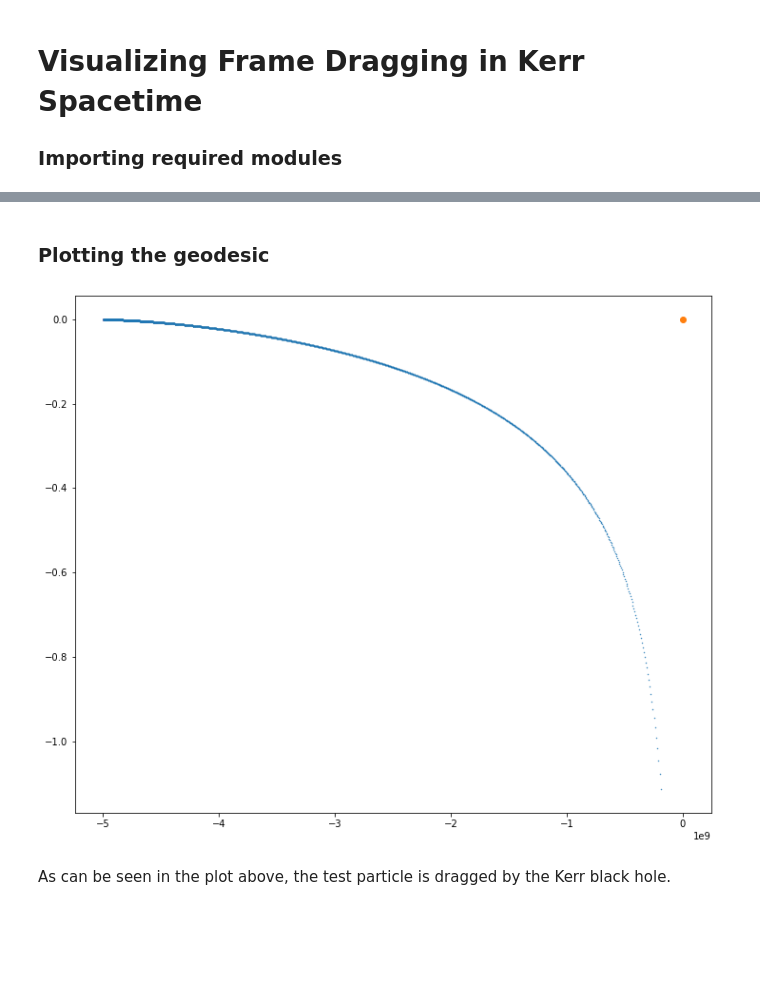
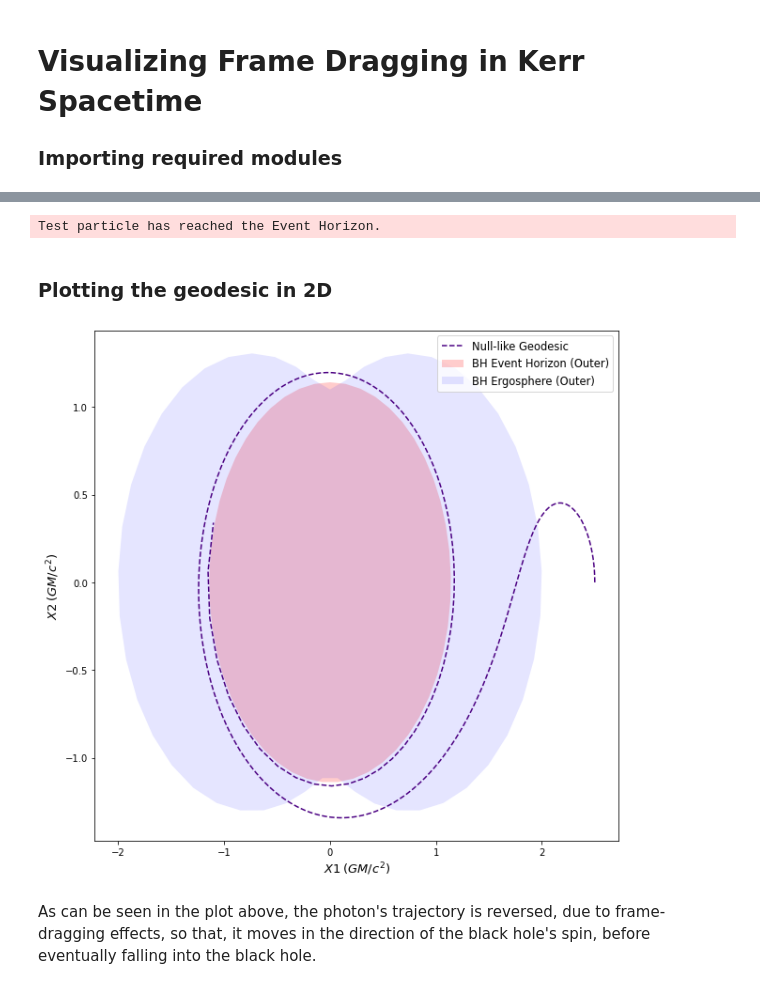
Before and after one commit to einsteinpy/einsteinpy, a Jupyter notebook: docs/source/examples/Visualizing Frame Dragging in Kerr Spacetime using EinsteinPy!.ipynb, the cells around one changed output, grey strips where cells are left out. Cells and saved outputs as stored; diff of their text form; code cells hidden in the pictures; blank space fills up the shorter version.

Commit message:
Added tests, overhauled plotting.geodesics; tox updates

```diff
--- a/docs/source/examples/Visualizing Frame Dragging in Kerr Spacetime using EinsteinPy!.ipynb
+++ b/docs/source/examples/Visualizing Frame Dragging in Kerr Spacetime using EinsteinPy!.ipynb
@@ -32 +17,7 @@ mk = Kerr(coords=bl, M=M, a=a)
+# %%
+position = [2.5, np.pi / 2, 0.]
+momentum = [0., 0., -2.]
+a = 0.99
+end_lambda = 150.
+step_size = 0.0005
 # %% [markdown]
@@ -40,13 +25,22 @@ x, y = ans[:,1], ans[:,2]
+# %%
+geod = Nulllike(
+    position=position,
+    momentum=momentum,
+    a=a,
+    end_lambda=end_lambda,
+    step_size=step_size,
+    return_cartesian=True,
+    julia=True
+)
+# %% [output]
+Test particle has reached the Event Horizon.
 # %% [markdown]
-### Plotting the geodesic
+### Plotting the geodesic in 2D
-# %%
-%matplotlib inline
-
-fig = plt.figure(figsize=(12,10))
-plt.scatter(x, y, s=0.2)
-plt.scatter(0, 0)
-plt.show()
-# %% [output]
-[figure, removed]
-# %% [markdown]
- As can be seen in the plot above, the test particle is dragged by the Kerr black hole.
+# %%
+sgpl = StaticGeodesicPlotter(bh_colors=("red", "blue"))
+sgpl.plot2D(geod, coordinates=(1, 2), figsize=(10, 10), color="indigo") # Plot X vs Y
+sgpl.show()
+# %% [output]
+[figure, added]
+# %% [markdown]
+As can be seen in the plot above, the photon's trajectory is reversed, due to frame-dragging effects, so that, it moves in the direction of the black hole's spin, before eventually falling into the black hole.
```
Also changed, not shown: parts of 6 cells of this notebook, 55 other files.
